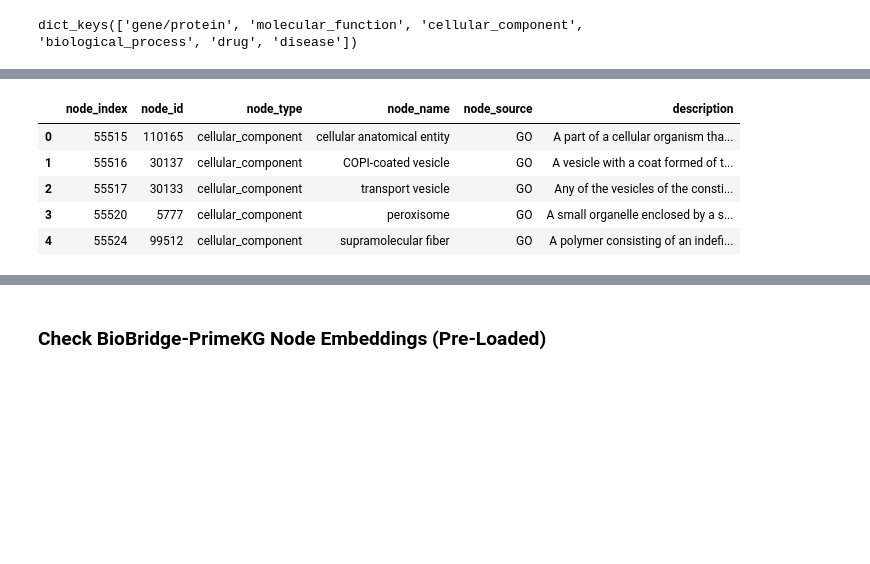
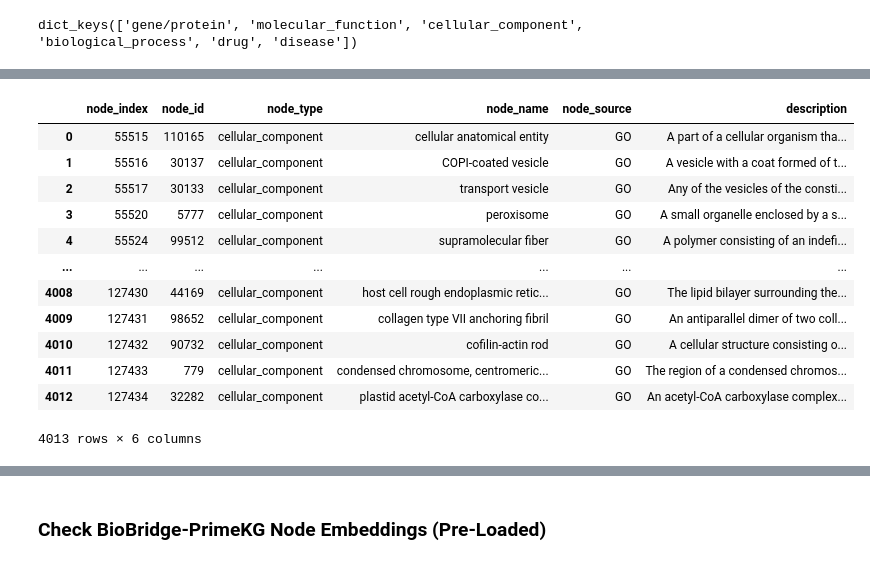
Before and after one commit to varsha1206/AIAgents4Pharma, a Jupyter notebook: docs/notebooks/talk2knowledgegraphs/tutorial_biobridge_primekg_loader.ipynb, the cells around one changed output, grey strips where cells are left out. Drawn from its saved outputs; the diff is of its cells as text; code cells hidden in the pictures; blank space fills up the shorter version.

```diff
--- a/docs/notebooks/talk2knowledgegraphs/tutorial_biobridge_primekg_loader.ipynb
+++ b/docs/notebooks/talk2knowledgegraphs/tutorial_biobridge_primekg_loader.ipynb
@@ -195,12 +209,19 @@ biobridge_node_info['molecular_function'].head()
 # %%
 # Check a sample node information of cellular_component
-biobridge_node_info['cellular_component'].head()
+biobridge_node_info['cellular_component']
 # %% [output]
 |  | node_index | node_id | node_type | node_name | node_source | description |
 | 0 | 55515 | 110165 | cellular_component | cellular anatomical entity | GO | A part of a cellular organism tha... |
 | 1 | 55516 | 30137 | cellular_component | COPI-coated vesicle | GO | A vesicle with a coat formed of t... |
 | 2 | 55517 | 30133 | cellular_component | transport vesicle | GO | Any of the vesicles of the consti... |
 | 3 | 55520 | 5777 | cellular_component | peroxisome | GO | A small organelle enclosed by a s... |
 | 4 | 55524 | 99512 | cellular_component | supramolecular fiber | GO | A polymer consisting of an indefi... |
+| ... | ... | ... | ... | ... | ... | ... |
+| 4008 | 127430 | 44169 | cellular_component | host cell rough endoplasmic retic... | GO | The lipid bilayer surrounding the... |
+| 4009 | 127431 | 98652 | cellular_component | collagen type VII anchoring fibril | GO | An antiparallel dimer of two coll... |
+| 4010 | 127432 | 90732 | cellular_component | cofilin-actin rod | GO | A cellular structure consisting o... |
+| 4011 | 127433 | 779 | cellular_component | condensed chromosome, centromeric... | GO | The region of a condensed chromos... |
+| 4012 | 127434 | 32282 | cellular_component | plastid acetyl-CoA carboxylase co... | GO | An acetyl-CoA carboxylase complex... |
+4013 rows × 6 columns
 # %%
 # Check a sample node information of biological_process
```
Also changed, not shown: parts of 5 cells of this notebook, 5 other files.
